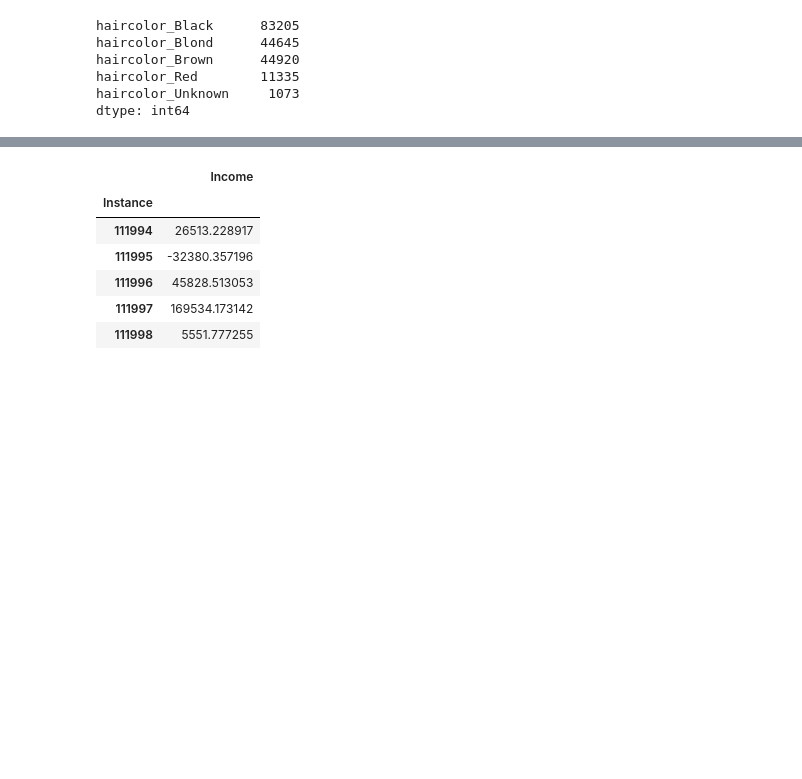
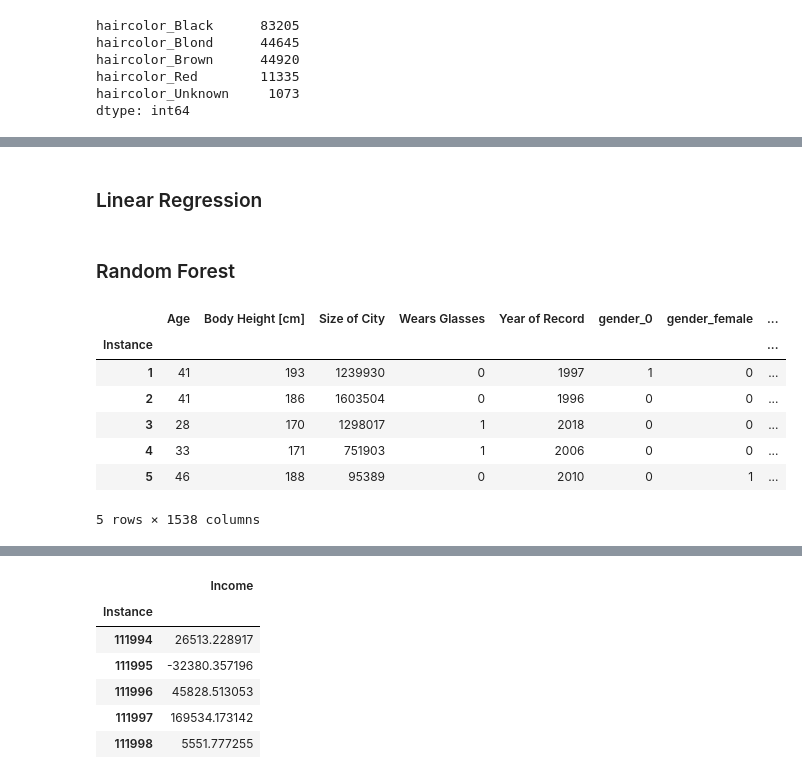
Before and after one commit to vanshika97/ML_IncomePrediction, a Jupyter notebook: income_prediction.ipynb, the cells around one changed output, grey strips where cells are left out. Drawn from its saved outputs; the diff is of its cells as text; code cells hidden in the pictures; blank space fills up the shorter version.

Commit message:
Random Forest Regression

```diff
--- a/income_prediction.ipynb
+++ b/income_prediction.ipynb
@@ -13,5 +14,4 @@ Python: 3.7.3 (default, Apr 24 2019, 15:29:51) [MSC v.1915 64 bit (AMD64)]
 # %%
-train_db = pd.read_csv("tcd ml 2019-20 income prediction training (with labels).csv", index_col = 0)
+train_set = pd.read_csv("tcd ml 2019-20 income prediction training (with labels).csv", index_col = 0)
 test_set = pd.read_csv("tcd ml 2019-20 income prediction test (without labels).csv", index_col = 0)
-# test_set.isnull().sum()
 # %%
@@ -60,7 +52,7 @@ sns.catplot(x="Hair Color", y="Income in EUR", data=train_db)
 # %%
-train_db["train"] = 1
+train_set["train"] = 1
 test_set["train"] = 0
-train_db = pd.concat([train_db,test_set])
+train_db = pd.concat([train_set,test_set])
 # %% [output]
 of pandas will change to not sort by default.
 
@@ -72,6 +69,6 @@ To retain the current behavior and silence the warning, pass 'sort=True'.
 # %%
-train_db["Year of Record"] = train_db["Year of Record"].fillna(statistics.mode(train_db['Year of Record']))
-train_db["Age"] = train_db["Age"].fillna(statistics.mode(train_db['Age']))
+train_db["Year of Record"] = train_db["Year of Record"].fillna(statistics.mode(train_db['Year of Record'])).astype('int')
+train_db["Age"] = train_db["Age"].fillna(statistics.mode(train_db['Age'])).astype('int')
 # %% [markdown]
 1. **Gender**
 # %%
@@ -321,2 +161,4 @@ csv_valid.head()
 # %%
 submit = pd.read_csv("tcd ml 2019-20 income prediction submission file.csv", index_col= 0)
+# %% [markdown]
+### Linear Regression
@@ -322,0 +172,13 @@ submit = pd.read_csv("tcd ml 2019-20 income prediction submission file.csv", ind
+# %% [markdown]
+### Random Forest
+# %%
+train.head()
+# %% [output]
+|  | Age | Body Height [cm] | Size of City | Wears Glasses | Year of Record | gender_0 | gender_female | ... |
+| Instance |  |  |  |  |  |  |  | ... |
+| 1 | 41 | 193 | 1239930 | 0 | 1997 | 1 | 0 | ... |
+| 2 | 41 | 186 | 1603504 | 0 | 1996 | 0 | 0 | ... |
+| 3 | 28 | 170 | 1298017 | 1 | 2018 | 0 | 0 | ... |
+| 4 | 33 | 171 | 751903 | 1 | 2006 | 0 | 0 | ... |
+| 5 | 46 | 188 | 95389 | 0 | 2010 | 0 | 1 | ... |
+5 rows × 1538 columns
```
Also changed, not shown: parts of 48 cells of this notebook, 1 other file.
